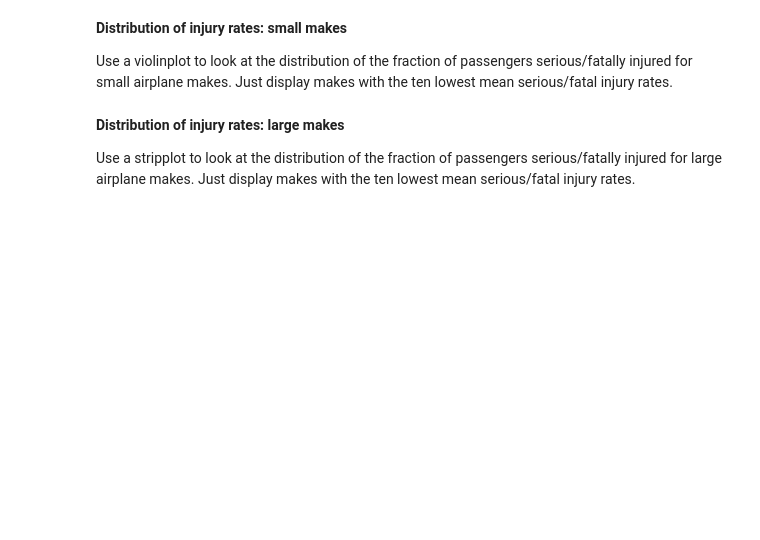
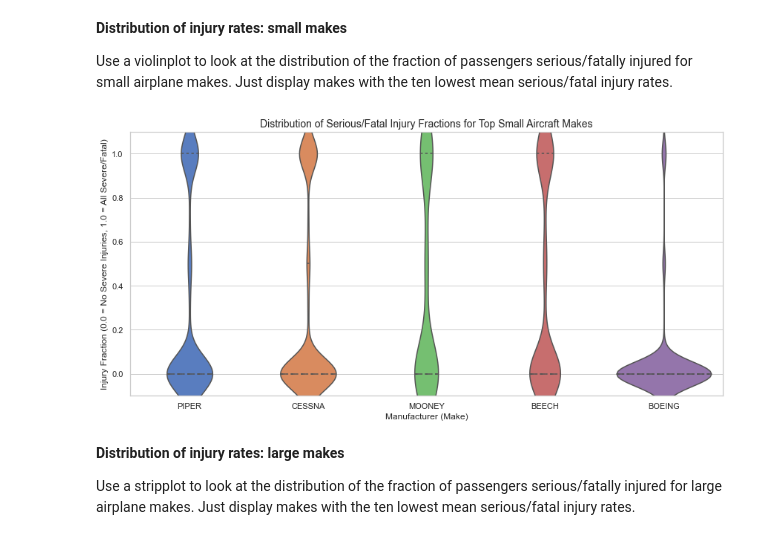
Before and after one commit to JoelOmambiaNyaata/dsc-course0-m8-lab, a Jupyter notebook: Aviation_Accidents_Data_Analysis.ipynb, the cells around one changed output. Cells and saved outputs as stored; diff of their text form; code cells hidden in the pictures; blank space fills up the shorter version.

```diff
--- a/Aviation_Accidents_Data_Analysis.ipynb
+++ b/Aviation_Accidents_Data_Analysis.ipynb
@@ -101,6 +141,40 @@ Explore the human injury risk profile for small and larger Makes:
 **Distribution of injury rates: small makes**
 
 Use a violinplot to look at the distribution of the fraction of passengers serious/fatally injured for small airplane makes. Just display makes with the ten lowest mean serious/fatal injury rates.
+# %%
+# 1. Redefine columns at the top to guarantee zero NameErrors
+make_col = 'Make' if 'Make' in df_analysis.columns else 'make'
+seat_col = [c for c in df_analysis.columns if any(k in c.lower() for k in ['seat', 'pass', 'peop', 'board'])][0]
+
+# 2. Filter the dataset for smaller airplanes (< 20 passengers)
+small_planes_df = df_analysis[df_analysis[seat_col] < 20]
+
+# 3. Select the top 5 most frequent manufacturers to keep the plot clean and readable
+top_5_small_makes = small_planes_df[make_col].value_counts().head(5).index
+filtered_plot_data = small_planes_df[small_planes_df[make_col].isin(top_5_small_makes)]
+
+# 4. Generate the violin plot
+plt.figure(figsize=(12, 6))
+sns.set_theme(style="whitegrid")
+
+sns.violinplot(
+    x=make_col,
+    y='Injury_Fraction',
+    data=filtered_plot_data,
+    palette='muted',
+    inner='quartile'  # Shows dashed lines for the median and quartiles inside the violins
+)
+
+# 5. Fine-tune labels for presentation clarity
+plt.title('Distribution of Serious/Fatal Injury Fractions for Top Small Aircraft Makes', fontsize=14)
+plt.xlabel('Manufacturer (Make)', fontsize=12)
+plt.ylabel('Injury Fraction (0.0 = No Severe Injuries, 1.0 = All Severe/Fatal)', fontsize=12)
+plt.ylim(-0.1, 1.1)  # Keeps the focus strictly within valid percentage limits
+
+plt.tight_layout()
+plt.show()
+# %% [output]
+[figure, added]
 # %% [markdown]
 **Distribution of injury rates: large makes**
 
```
Also changed, not shown: parts of 2 cells of this notebook.
